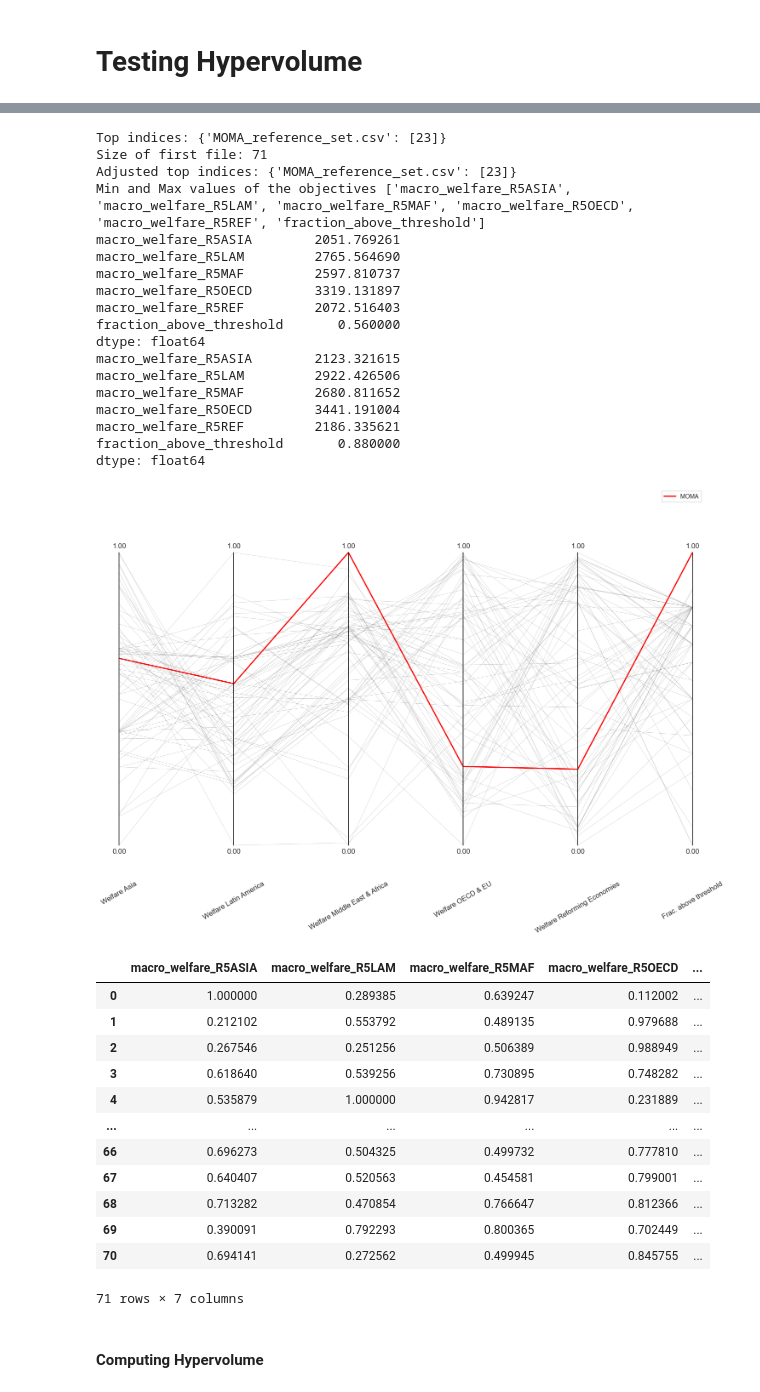
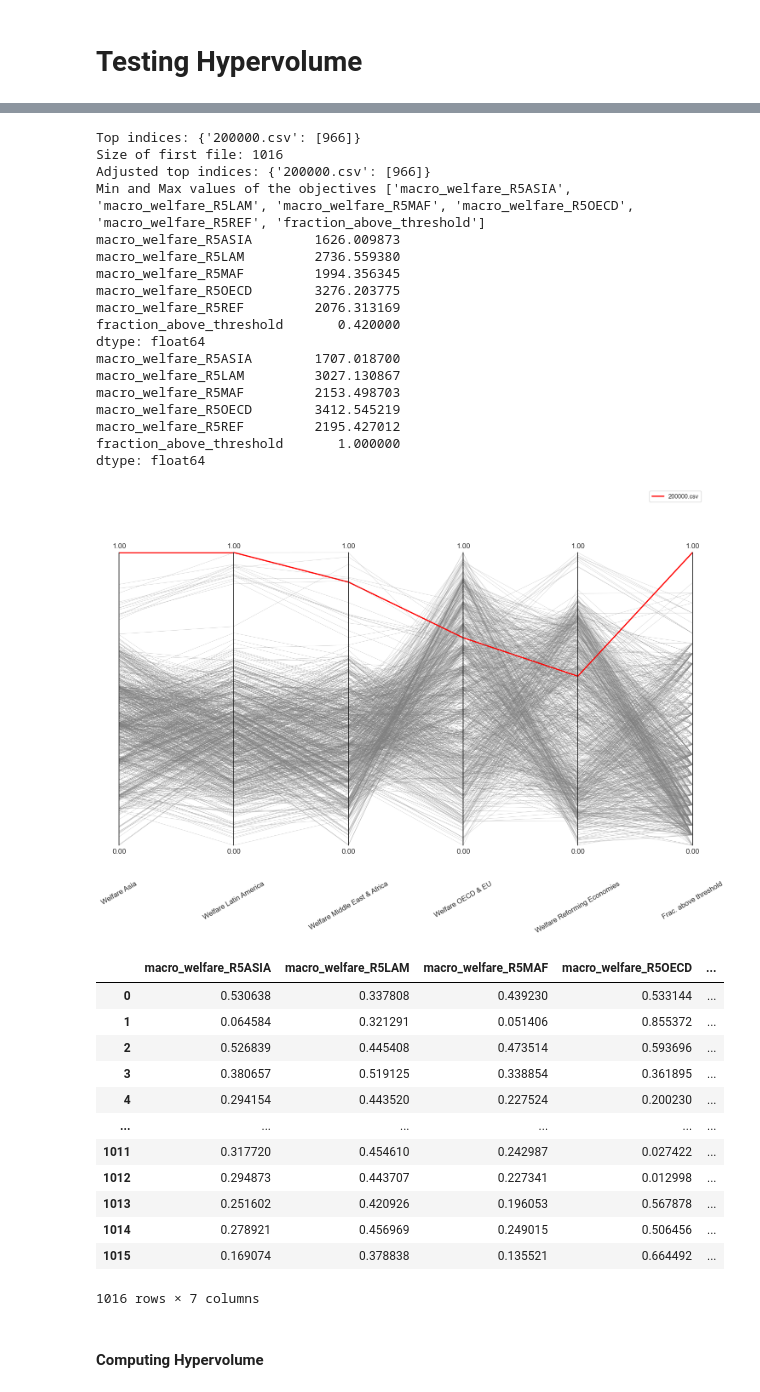
Before and after one commit to marijngeldof/justice, a Jupyter notebook: fourth_paper_analysis.ipynb, the cells around one changed output, grey strips where cells are left out. Saved outputs shown, nothing was run; the diff lists cells and outputs as text; code cells hidden in the pictures.

```diff
--- a/fourth_paper_analysis.ipynb
+++ b/fourth_paper_analysis.ipynb
@@ -481,8 +432,11 @@ R5OECD  # OECD & EU (R5)
 R5REF   # Reforming Economies (R5)
 """
 
+# filename = "MOMA_reference_set.csv"
+filename = "200000.csv"
+
 visualize_tradeoffs(
-    input_data=["MOMA_reference_set.csv"],
+    input_data=[filename],
     figsize=(15, 10),
     set_style="whitegrid",
     font_scale=1.8,
@@ -507,63 +461,63 @@ visualize_tradeoffs(
         "fraction_above_threshold",
     ],
     direction_of_optimization=[
         "max",
         "max",
         "max",
         "max",
         "max",
         "min",
     ],
     pretty_labels=[
 
         "Welfare Asia",
         "Welfare Latin America",
         "Welfare Middle East & Africa",
         "Welfare OECD & EU",
         "Welfare Reforming Economies",
         "Frac. above threshold",
     ],
     default_colors=["red", "blue"],
     top_percentage=0.1,
     show_best_solutions=True,
-    highlight_indices={"MOMA_reference_set.csv": [23]},  # ← new: list of row‐indices you want to highlight
+    highlight_indices={filename: [966]},  # ← new: list of row‐indices you want to highlight
     highlight_factor=5,  # ← new: how many× thicker for highlighted rows
     # temperature_filter=False,
     saving=False,
 )
 # %% [output]
-Top indices: {'MOMA_reference_set.csv': [23]}
-Size of first file: 71
-Adjusted top indices: {'MOMA_reference_set.csv': [23]}
+Top indices: {'200000.csv': [966]}
+Size of first file: 1016
+Adjusted top indices: {'200000.csv': [966]}
 Min and Max values of the objectives ['macro_welfare_R5ASIA', 'macro_welfare_R5LAM', 'macro_welfare_R5MAF', 'macro_welfare_R5OECD', 'macro_welfare_R5REF', 'fraction_above_threshold']
-macro_welfare_R5ASIA        2051.769261
-macro_welfare_R5LAM         2765.564690
-macro_welfare_R5MAF         2597.810737
-macro_welfare_R5OECD        3319.131897
-macro_welfare_R5REF         2072.516403
-fraction_above_threshold       0.560000
+macro_welfare_R5ASIA        1626.009873
+macro_welfare_R5LAM         2736.559380
+macro_welfare_R5MAF         1994.356345
+macro_welfare_R5OECD        3276.203775
+macro_welfare_R5REF         2076.313169
+fraction_above_threshold       0.420000
 dtype: float64
-macro_welfare_R5ASIA        2123.321615
-macro_welfare_R5LAM         2922.426506
-macro_welfare_R5MAF         2680.811652
-macro_welfare_R5OECD        3441.191004
-macro_welfare_R5REF         2186.335621
-fraction_above_threshold       0.880000
+macro_welfare_R5ASIA        1707.018700
+macro_welfare_R5LAM         3027.130867
+macro_welfare_R5MAF         2153.498703
+macro_welfare_R5OECD        3412.545219
+macro_welfare_R5REF         2195.427012
+fraction_above_threshold       1.000000
 dtype: float64
-[figure, old version]
+[figure, new version]
 |  | macro_welfare_R5ASIA | macro_welfare_R5LAM | macro_welfare_R5MAF | macro_welfare_R5OECD | ... |
-| 0 | 1.000000 | 0.289385 | 0.639247 | 0.112002 | ... |
-| 1 | 0.212102 | 0.553792 | 0.489135 | 0.979688 | ... |
-| 2 | 0.267546 | 0.251256 | 0.506389 | 0.988949 | ... |
-| 3 | 0.618640 | 0.539256 | 0.730895 | 0.748282 | ... |
-| 4 | 0.535879 | 1.000000 | 0.942817 | 0.231889 | ... |
+| 0 | 0.530638 | 0.337808 | 0.439230 | 0.533144 | ... |
+| 1 | 0.064584 | 0.321291 | 0.051406 | 0.855372 | ... |
+| 2 | 0.526839 | 0.445408 | 0.473514 | 0.593696 | ... |
+| 3 | 0.380657 | 0.519125 | 0.338854 | 0.361895 | ... |
+| 4 | 0.294154 | 0.443520 | 0.227524 | 0.200230 | ... |
 | ... | ... | ... | ... | ... | ... |
-| 66 | 0.696273 | 0.504325 | 0.499732 | 0.777810 | ... |
-| 67 | 0.640407 | 0.520563 | 0.454581 | 0.799001 | ... |
-| 68 | 0.713282 | 0.470854 | 0.766647 | 0.812366 | ... |
-| 69 | 0.390091 | 0.792293 | 0.800365 | 0.702449 | ... |
-| 70 | 0.694141 | 0.272562 | 0.499945 | 0.845755 | ... |
+| 1011 | 0.317720 | 0.454610 | 0.242987 | 0.027422 | ... |
+| 1012 | 0.294873 | 0.443707 | 0.227341 | 0.012998 | ... |
+| 1013 | 0.251602 | 0.420926 | 0.196053 | 0.567878 | ... |
+| 1014 | 0.278921 | 0.456969 | 0.249015 | 0.506456 | ... |
+| 1015 | 0.169074 | 0.378838 | 0.135521 | 0.664492 | ... |
-71 rows × 7 columns
+1016 rows × 7 columns
 # %% [markdown]
 #### Computing Hypervolume
 # %%
```
Also changed, not shown: parts of 10 cells of this notebook, 1 other file.
